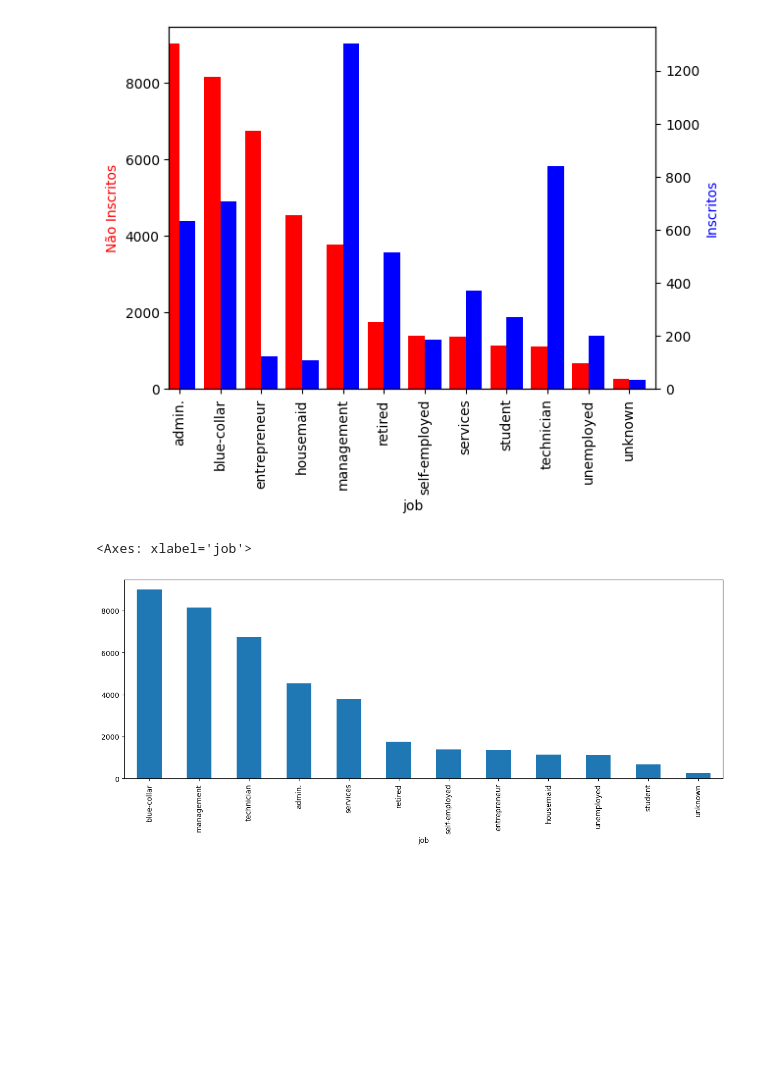
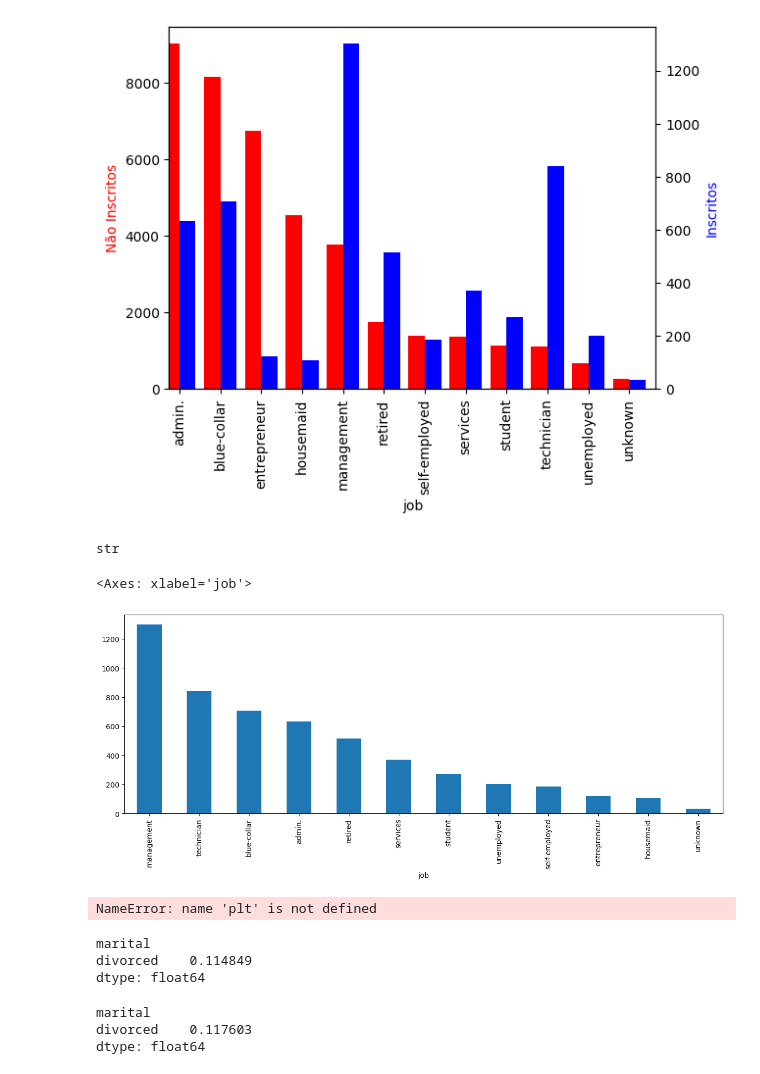
Before and after one commit to charles1706/Bank-Marketing-Propensity-Score, a Jupyter notebook: Untitled.ipynb, the cells around one changed output. Cells and saved outputs as stored; diff of their text form; code cells hidden in the pictures; blank space fills up the shorter version.

```diff
--- a/Untitled.ipynb
+++ b/Untitled.ipynb
@@ -120,8 +160,35 @@ ax2.set_ylabel('Inscritos', color = 'blue')
 plt.show()
 # %% [output]
 [figure]
+# %%
+type(df.columns[1])
+# %% [output]
+str
 # %%
-df.query("y == 'no'").groupby('job')['job'].count().sort_values(ascending = False).plot(kind='bar', figsize=(15,5))
+df.query("y == 'yes'").groupby('job')['job'].count().sort_values(ascending = False).plot(kind='bar', figsize=(15,5))
 # %% [output]
 <Axes: xlabel='job'>
-[figure, old version]
+[figure, new version]
+# %%
+fig = plt.figure() # Create matplotlib figure
+
+ax = fig.add_subplot(111) # Create matplotlib axes
+ax2 = ax.twinx() # Create another axes that shares the same x-axis as ax.
+
+width = 0.4
+
+df.query("y == 'no'").groupby('marital').size().sort_values(ascending = False).plot(kind='bar', color='red', ax=ax, width=width, position=1)
+# %% [output]
+NameError: name 'plt' is not defined
+# %%
+df.query("y == 'no' & marital == 'divorced'").groupby('marital').size()/df.query("y == 'no'").groupby('marital').size().sum()
+# %% [output]
+marital
+divorced    0.114849
+dtype: float64
+# %%
+df.query("y == 'yes' & marital == 'divorced'").groupby('marital').size()/df.query("y == 'yes'").groupby('marital').size().sum()
+# %% [output]
+marital
+divorced    0.117603
+dtype: float64
```
Also changed, not shown: parts of 5 cells of this notebook.
